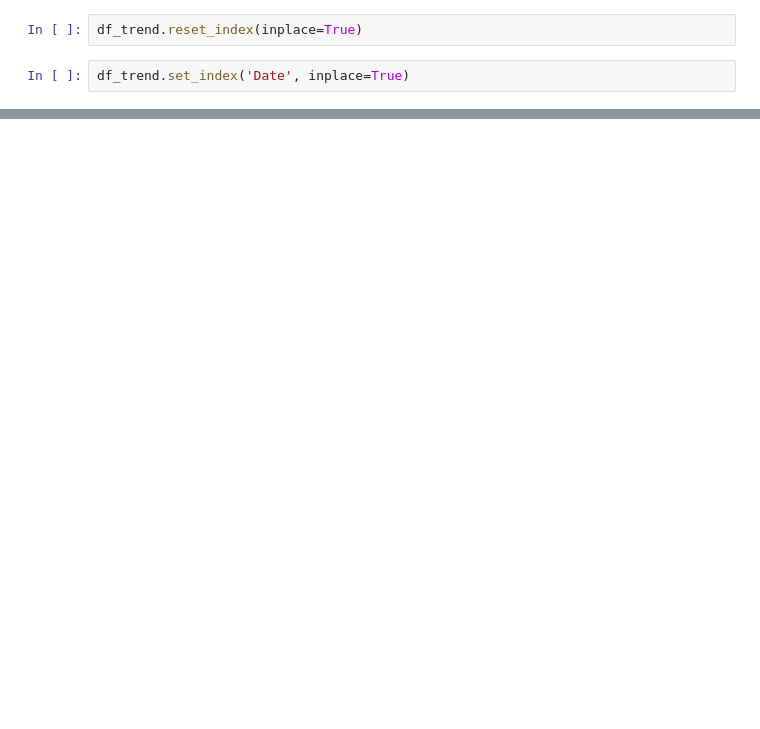
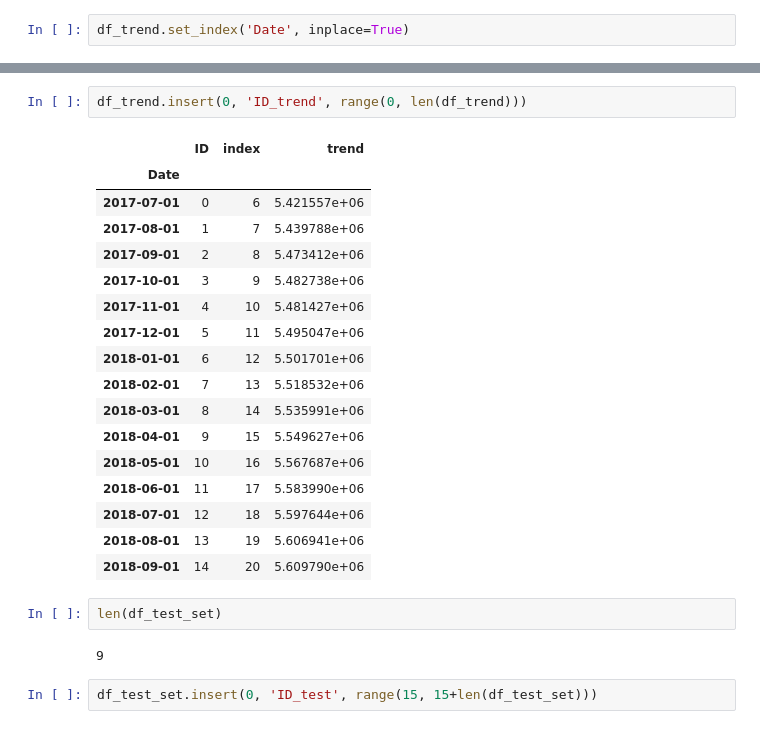
Before and after one commit to LuisaPolicarpo/Project5, a Jupyter notebook: Duvidas_FC.ipynb, the cells around one changed output, grey strips where cells are left out. Cells and saved outputs as stored; diff of their text form; blank space fills up the shorter version.

```diff
--- a/Duvidas_FC.ipynb
+++ b/Duvidas_FC.ipynb
@@ -127,7 +156,5 @@ df_trend['Date']=pd.to_datetime(df_trend['Date'])
 df_trend.dropna(inplace=True)
 # %%
 df_trend.reset_index(inplace=True)
-# %%
-df_trend.reset_index(inplace=True)
 # %%
 df_trend.set_index('Date', inplace=True)
@@ -133,0 +211,26 @@ df_trend.set_index('Date', inplace=True)
+# %%
+df_trend.insert(0, 'ID_trend', range(0, len(df_trend)))
+# %% [output]
+|  | ID | index | trend |
+| Date |  |  |  |
+| 2017-07-01 | 0 | 6 | 5.421557e+06 |
+| 2017-08-01 | 1 | 7 | 5.439788e+06 |
+| 2017-09-01 | 2 | 8 | 5.473412e+06 |
+| 2017-10-01 | 3 | 9 | 5.482738e+06 |
+| 2017-11-01 | 4 | 10 | 5.481427e+06 |
+| 2017-12-01 | 5 | 11 | 5.495047e+06 |
+| 2018-01-01 | 6 | 12 | 5.501701e+06 |
+| 2018-02-01 | 7 | 13 | 5.518532e+06 |
+| 2018-03-01 | 8 | 14 | 5.535991e+06 |
+| 2018-04-01 | 9 | 15 | 5.549627e+06 |
+| 2018-05-01 | 10 | 16 | 5.567687e+06 |
+| 2018-06-01 | 11 | 17 | 5.583990e+06 |
+| 2018-07-01 | 12 | 18 | 5.597644e+06 |
+| 2018-08-01 | 13 | 19 | 5.606941e+06 |
+| 2018-09-01 | 14 | 20 | 5.609790e+06 |
+# %%
+len(df_test_set)
+# %% [output]
+9
+# %%
+df_test_set.insert(0, 'ID_test', range(15, 15+len(df_test_set)))
```
Also changed, not shown: parts of 31 cells of this notebook.
